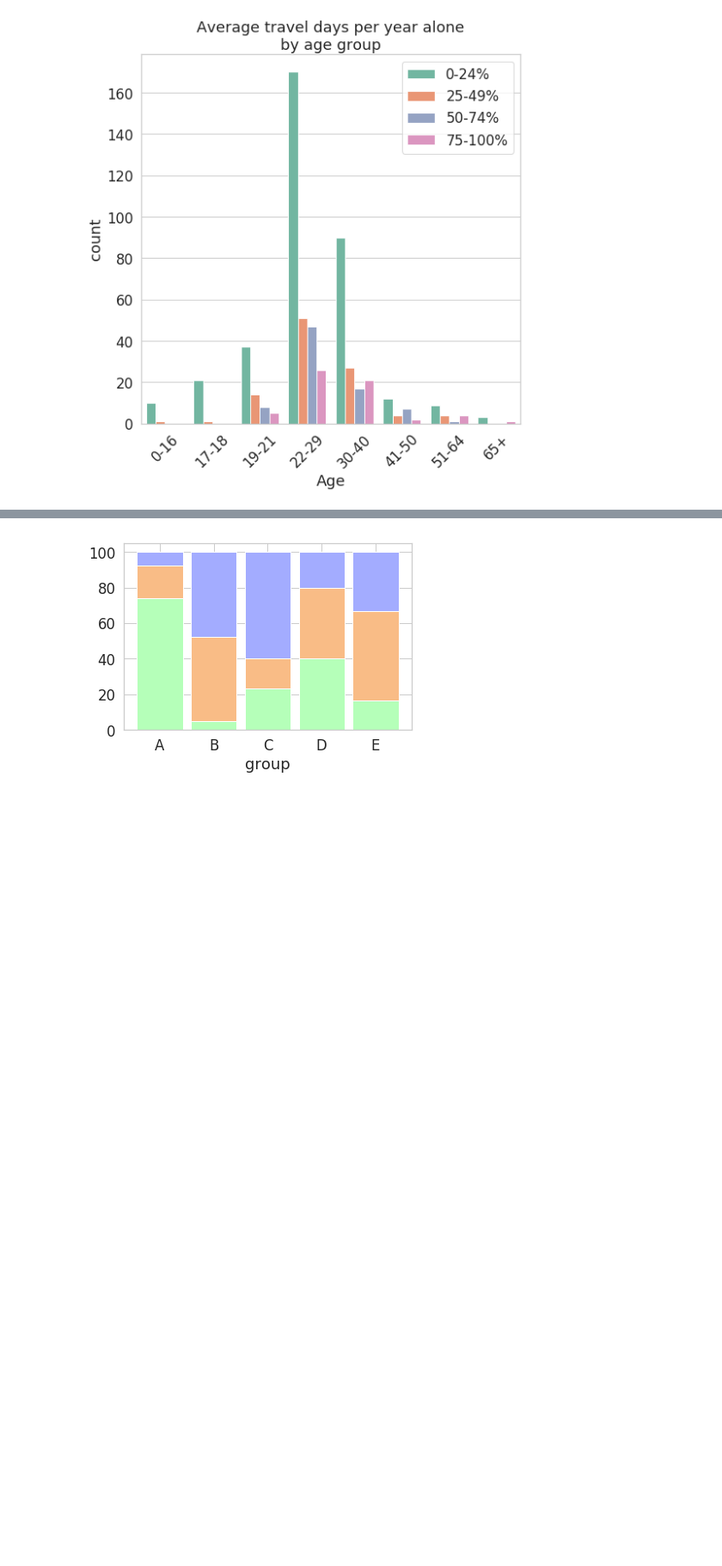
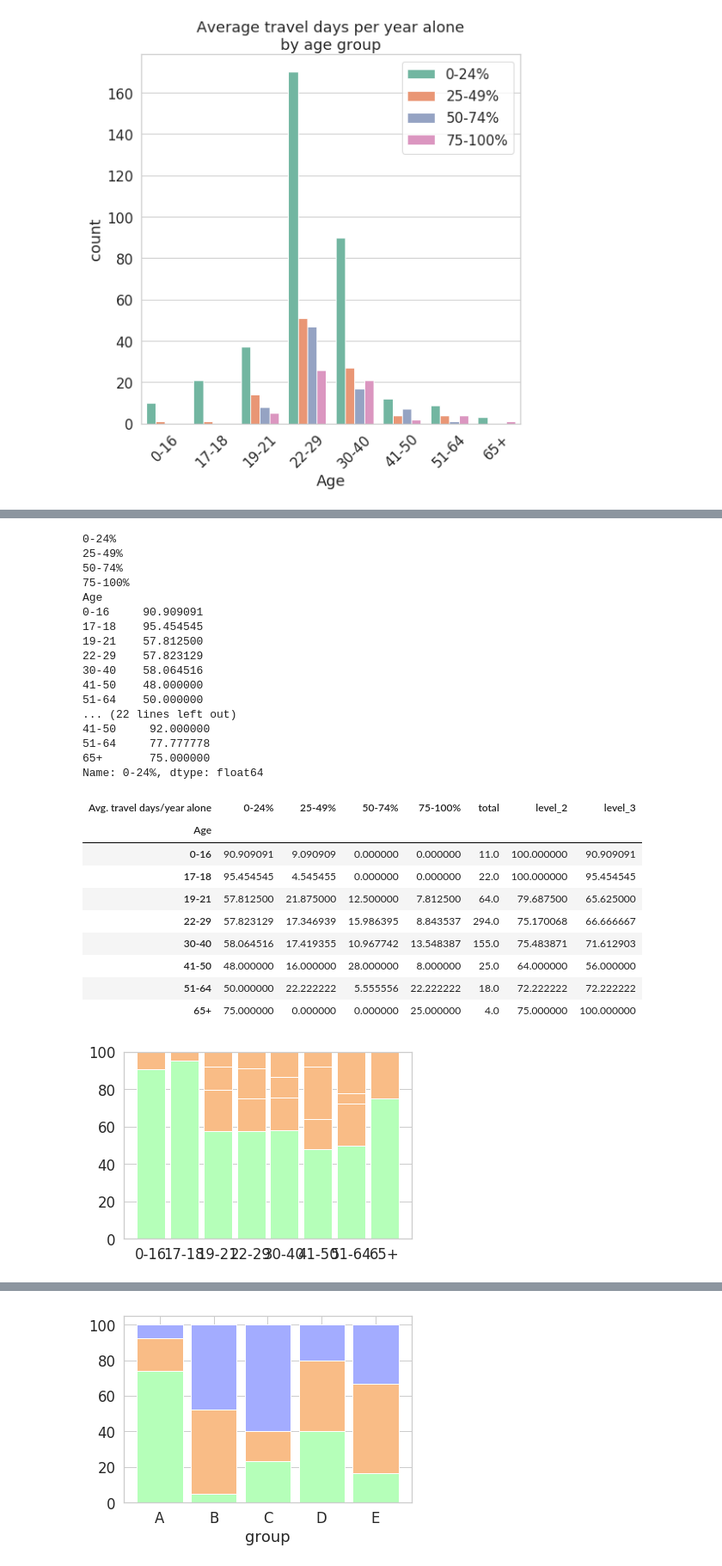
Before and after one commit to kairstenfay/data-viz, a Jupyter notebook: r-travel-data-battle.ipynb, the cells around one changed output, grey strips where cells are left out. Shown at 86% size. Cells and saved outputs as stored; diff of their text form; code cells hidden in the pictures; blank space fills up the shorter version.

```diff
--- a/r-travel-data-battle.ipynb
+++ b/r-travel-data-battle.ipynb
@@ -114,6 +114,46 @@ def violinplot(df, numerical_column, categorical_column, title=None):
                   data=means, color="black", join=None,
                   markers="D", scale=1).set_title(title)
 
+def stacked_barchart(df, x, y):
+    sub_df = df[[x, y]]
+    sub_df = sub_df[(sub_df[x].notnull()) & (sub_df[y].notnull())]
+    sub_df['count'] = 1
+
+    num_groups = len(sub_df[y].unique().tolist())
+
+    sub_df = sub_df.groupby([x, y]).agg('count')
+    sub_df = sub_df.unstack(level=1)
+    sub_df.columns = sub_df.columns.droplevel()
+
+    original_columns = sub_df.columns.tolist()
+
+    sub_df['total'] = 0
+    for column in original_columns:
+        print(column)
+        sub_df.loc[sub_df[column].isnull(), column] = 0
+        sub_df['total'] += sub_df[column]
+
+    for column in original_columns:
+        sub_df[column] /= sub_df['total']
+        sub_df[column] *= 100
+
+    for i in range(2, num_groups):
+        sub_df['level_' + str(i)] = sub_df[original_columns[2 - i]] + sub_df[original_columns[3 - i]]
+
+    plt.bar(sub_df.index, sub_df[original_columns[0]], color='#b5ffb9', edgecolor='white', width=.85)
+
+    counter = 0
+    floor = 0
+    while counter < num_groups - 1:
+        floor += sub_df[original_columns[counter]]
+
+        # Plot series
+        plt.bar(sub_df.index, sub_df[original_columns[counter + 1]], bottom=floor,
+                color='#f9bc86', edgecolor='white', width=barWidth)
+        counter += 1
+
+    return sub_df
+
 def t_test(a, b, numerical_column):
     """
     Perorms a two-tailed t-test for statistical significance and prints results to the console.
@@ -326,0 +389,31 @@ dtype: bool
+# %%
+stacked_barchart(df, 'Age', 'Avg. travel days/year alone')
+# %% [output]
+0-24%
+25-49%
+50-74%
+75-100%
+Age
+0-16     90.909091
+17-18    95.454545
+19-21    57.812500
+22-29    57.823129
+30-40    58.064516
+41-50    48.000000
+51-64    50.000000
+... (22 lines left out)
+41-50     92.000000
+51-64     77.777778
+65+       75.000000
+Name: 0-24%, dtype: float64
+| Avg. travel days/year alone | 0-24% | 25-49% | 50-74% | 75-100% | total | level_2 | level_3 |
+| Age |  |  |  |  |  |  |  |
+| 0-16 | 90.909091 | 9.090909 | 0.000000 | 0.000000 | 11.0 | 100.000000 | 90.909091 |
+| 17-18 | 95.454545 | 4.545455 | 0.000000 | 0.000000 | 22.0 | 100.000000 | 95.454545 |
+| 19-21 | 57.812500 | 21.875000 | 12.500000 | 7.812500 | 64.0 | 79.687500 | 65.625000 |
+| 22-29 | 57.823129 | 17.346939 | 15.986395 | 8.843537 | 294.0 | 75.170068 | 66.666667 |
+| 30-40 | 58.064516 | 17.419355 | 10.967742 | 13.548387 | 155.0 | 75.483871 | 71.612903 |
+| 41-50 | 48.000000 | 16.000000 | 28.000000 | 8.000000 | 25.0 | 64.000000 | 56.000000 |
+| 51-64 | 50.000000 | 22.222222 | 5.555556 | 22.222222 | 18.0 | 72.222222 | 72.222222 |
+| 65+ | 75.000000 | 0.000000 | 0.000000 | 25.000000 | 4.0 | 75.000000 | 100.000000 |
+[figure, added]
```
Also changed, not shown: parts of 6 cells of this notebook.
